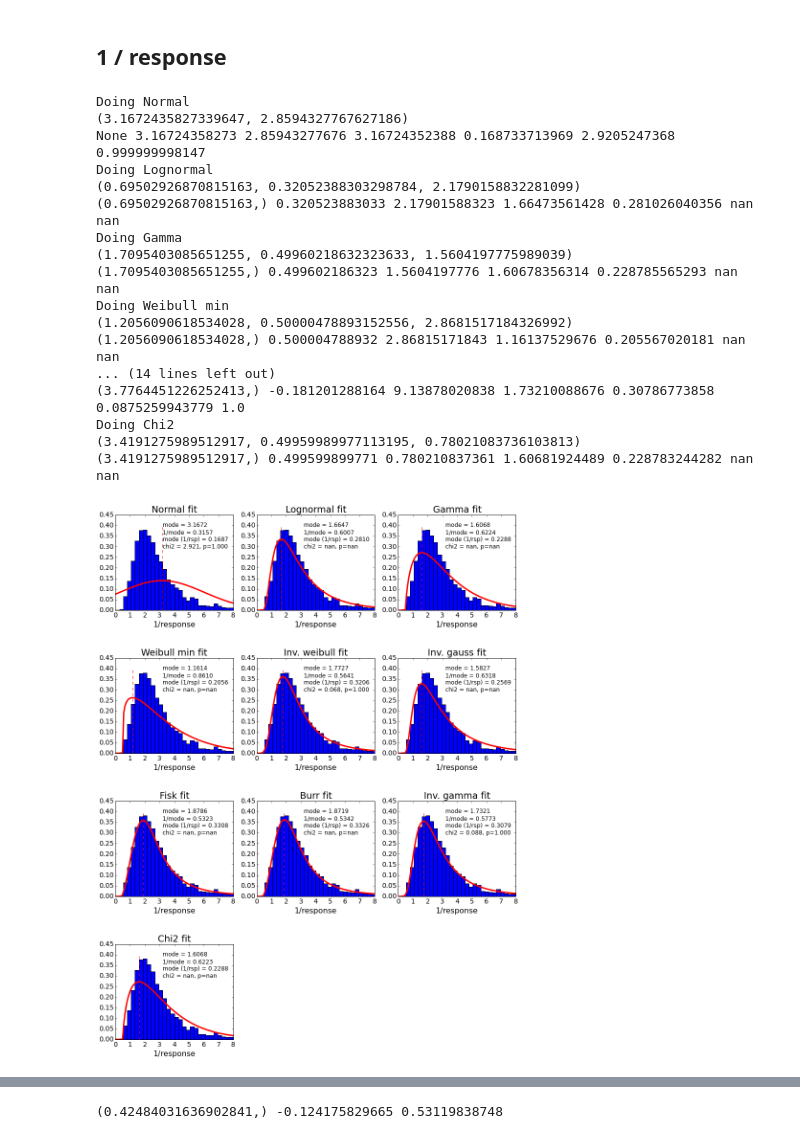
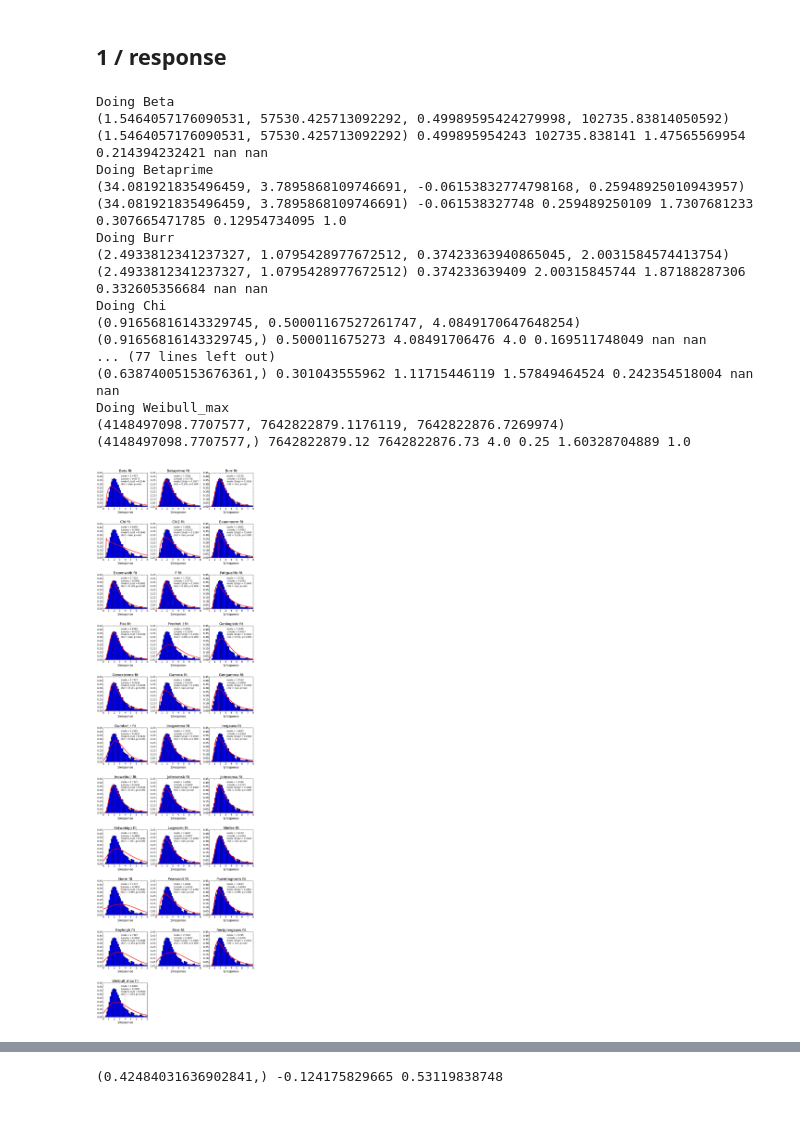
Before and after one commit to raggleton/random-notebooks, a Jupyter notebook: Fit Function explorer.ipynb, the cells around one changed output, grey strips where cells are left out. Drawn from its saved outputs; the diff is of its cells as text; code cells hidden in the pictures.

```diff
--- a/Fit Function explorer.ipynb
+++ b/Fit Function explorer.ipynb
@@ -142,7 +134,7 @@ def plot_multiple_fits(data, fit_fns, x_label, x_range, n_fit_std=10):
 #         ax.set_yscale('log')
 
         # plot hist
-        n, bins, patches = ax.hist(data, bins=30, range=x_range, normed=True)
+        n, bins, patches = ax.hist(data, bins=40, range=x_range, normed=True)
 
         # fit
         try:
@@ -178,7 +170,7 @@ def plot_multiple_fits(data, fit_fns, x_label, x_range, n_fit_std=10):
         # do chi2 test
         bc = get_bin_centers(bins)
         predicted = np.array([frozen_fit.pdf(x) for x in bc])
-        ddof = len(shape)+2
+        ddof = len(shape)+2 if has_shape_param else 2
         chisq, p = scipy.stats.chisquare(n, f_exp=predicted, ddof=ddof)
         fit_fn_dict['chi2'] = chisq
         fit_fn_dict['p'] = p
@@ -301,24 +295,24 @@ plot_cdf(rsp, rsp_fit_fns, 'response', [0, 1.5])
 # %% [markdown]
 ## 1 / response
 # %%
-rspInv_fit_fns = deepcopy(fit_fns_small)
+rspInv_fit_fns = deepcopy(fit_fns)
 plot_multiple_fits(rspInv, rspInv_fit_fns, '1/response', [0, 8])
 # %% [output]
-Doing Normal
-(3.1672435827339647, 2.8594327767627186)
-None 3.16724358273 2.85943277676 3.16724352388 0.168733713969 2.9205247368 0.999999998147
-Doing Lognormal
-(0.69502926870815163, 0.32052388303298784, 2.1790158832281099)
-(0.69502926870815163,) 0.320523883033 2.17901588323 1.66473561428 0.281026040356 nan nan
-Doing Gamma
-(1.7095403085651255, 0.49960218632323633, 1.5604197775989039)
-(1.7095403085651255,) 0.499602186323 1.5604197776 1.60678356314 0.228785565293 nan nan
-Doing Weibull min
-(1.2056090618534028, 0.50000478893152556, 2.8681517184326992)
-(1.2056090618534028,) 0.500004788932 2.86815171843 1.16137529676 0.205567020181 nan nan
-... (14 lines left out)
-(3.7764451226252413,) -0.181201288164 9.13878020838 1.73210088676 0.30786773858 0.0875259943779 1.0
-Doing Chi2
-(3.4191275989512917, 0.49959989977113195, 0.78021083736103813)
-(3.4191275989512917,) 0.499599899771 0.780210837361 1.60681924489 0.228783244282 nan nan
+Doing Beta
+(1.5464057176090531, 57530.425713092292, 0.49989595424279998, 102735.83814050592)
+(1.5464057176090531, 57530.425713092292) 0.499895954243 102735.838141 1.47565569954 0.214394232421 nan nan
+Doing Betaprime
+(34.081921835496459, 3.7895868109746691, -0.06153832774798168, 0.25948925010943957)
+(34.081921835496459, 3.7895868109746691) -0.061538327748 0.259489250109 1.7307681233 0.307665471785 0.12954734095 1.0
+Doing Burr
+(2.4933812341237327, 1.0795428977672512, 0.37423363940865045, 2.0031584574413754)
+(2.4933812341237327, 1.0795428977672512) 0.374233639409 2.00315845744 1.87188287306 0.332605356684 nan nan
+Doing Chi
+(0.91656816143329745, 0.50001167527261747, 4.0849170647648254)
+(0.91656816143329745,) 0.500011675273 4.08491706476 4.0 0.169511748049 nan nan
+... (77 lines left out)
+(0.63874005153676361,) 0.301043555962 1.11715446119 1.57849464524 0.242354518004 nan nan
+Doing Weibull_max
+(4148497098.7707577, 7642822879.1176119, 7642822876.7269974)
+(4148497098.7707577,) 7642822879.12 7642822876.73 4.0 0.25 1.60328704889 1.0
-[figure, old version]
+[figure, new version]
```
Also changed, not shown: parts of 9 cells of this notebook, 1 other file.
